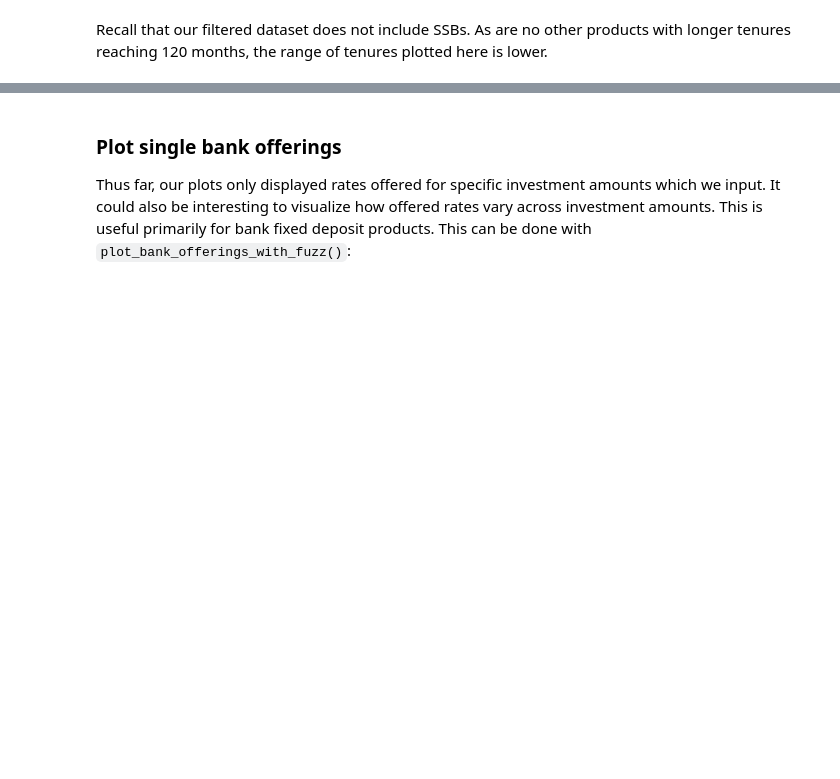
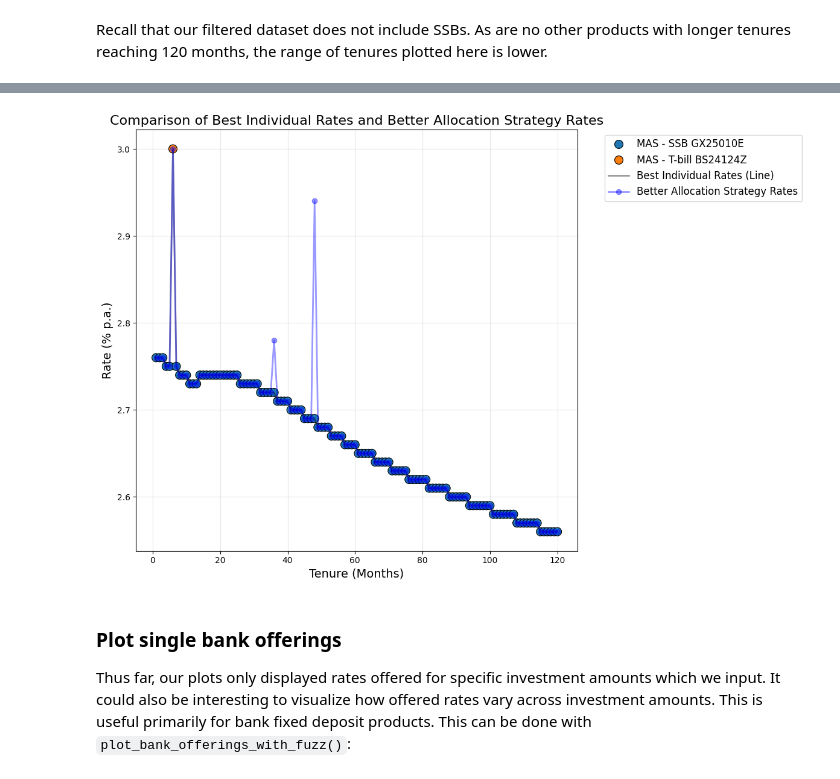
Before and after one commit to GidTay/sgfixedincome_pkg, a Jupyter notebook: docs/vignettes/vignette_main.ipynb, the cells around one changed output, grey strips where cells are left out. Cells and saved outputs as stored; diff of their text form; code cells hidden in the pictures; blank space fills up the shorter version.

```diff
--- a/docs/vignettes/vignette_main.ipynb
+++ b/docs/vignettes/vignette_main.ipynb
@@ -155,3 +170,7 @@ Recall that our filtered dataset does not include SSBs. As are no other products
+# %%
+sfi.plot_pure_and_better_allocation_strategy_rates(combined_df, 25000)
+# %% [output]
+[figure, added]
 # %% [markdown]
 ### Plot single bank offerings
 
```
Also changed, not shown: parts of 9 cells of this notebook, 3 other files.
